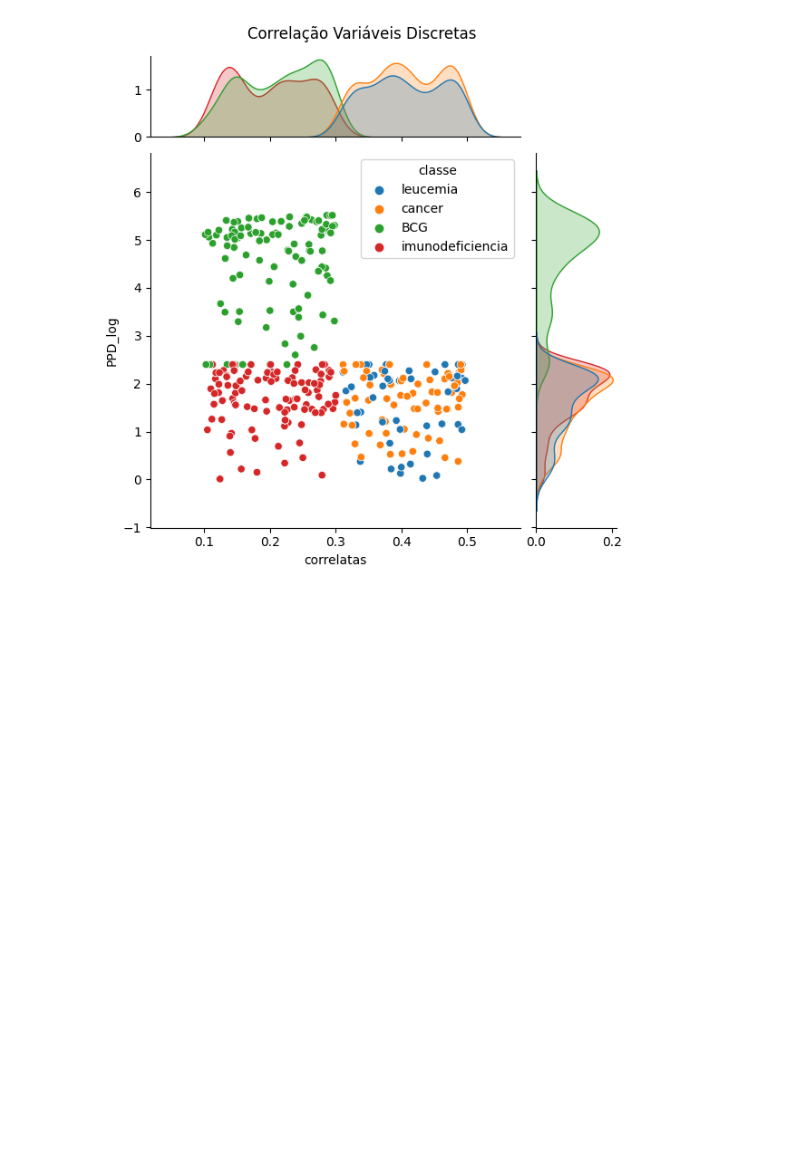
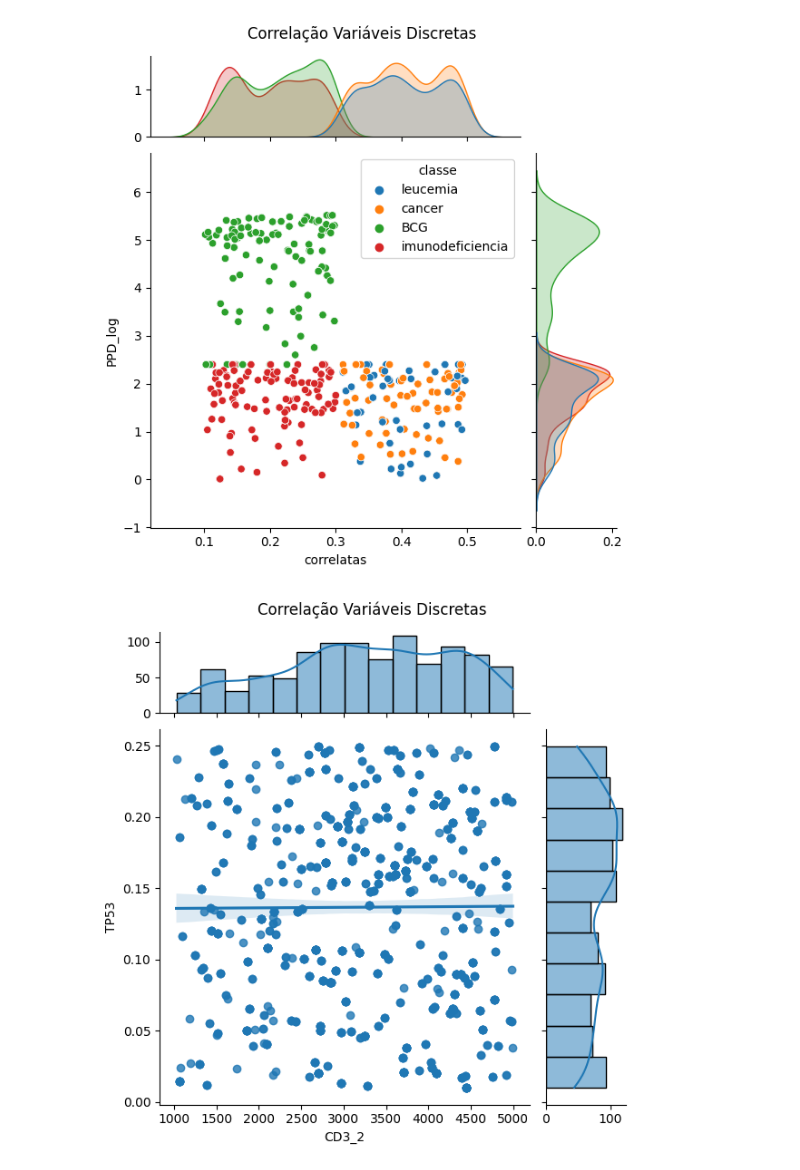
Before and after one commit to Laboratorio-de-Analise-de-Dados/disciplina_python_ml, a Jupyter notebook: dev/script/aulas_teoricas/05-aula-07-estruturação_2025-12-03.ipynb, the cells around one changed output. Saved outputs shown, nothing was run; the diff lists cells and outputs as text; code cells hidden in the pictures; blank space fills up the shorter version.

Commit message:
Selecionando variáveis via gráficos

```diff
--- a/dev/script/aulas_teoricas/05-aula-07-estruturação_2025-12-03.ipynb
+++ b/dev/script/aulas_teoricas/05-aula-07-estruturação_2025-12-03.ipynb
@@ -572,3 +572,23 @@ for i in enumerate(eixos_graficos):
 [figure]
 ----------
 [figure]
+# %%
+c1 = eixos_graficos[0][0]
+c2 = eixos_graficos[0][1]
+p = sns.jointplot(
+    x=num_columns[c1],
+    y=num_columns[c2],
+    kind='reg',
+    height=6,
+    ratio=4,
+    marginal_ticks=True,
+    data=df_projeto,
+)
+p.fig.suptitle(f"Correlação Variáveis Discretas", y=1.02)
+p.set_axis_labels(
+    xlabel=num_columns[c1],
+    ylabel=num_columns[c2]
+)
+plt.show()
+# %% [output]
+[figure, added]
```
Also changed, not shown: parts of 2 cells of this notebook.
